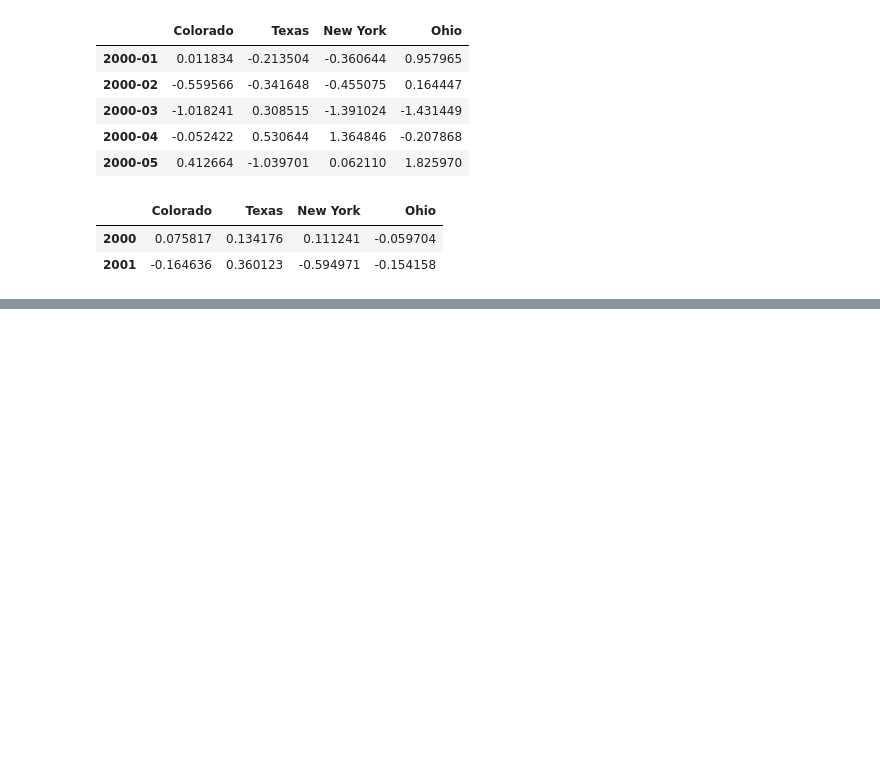
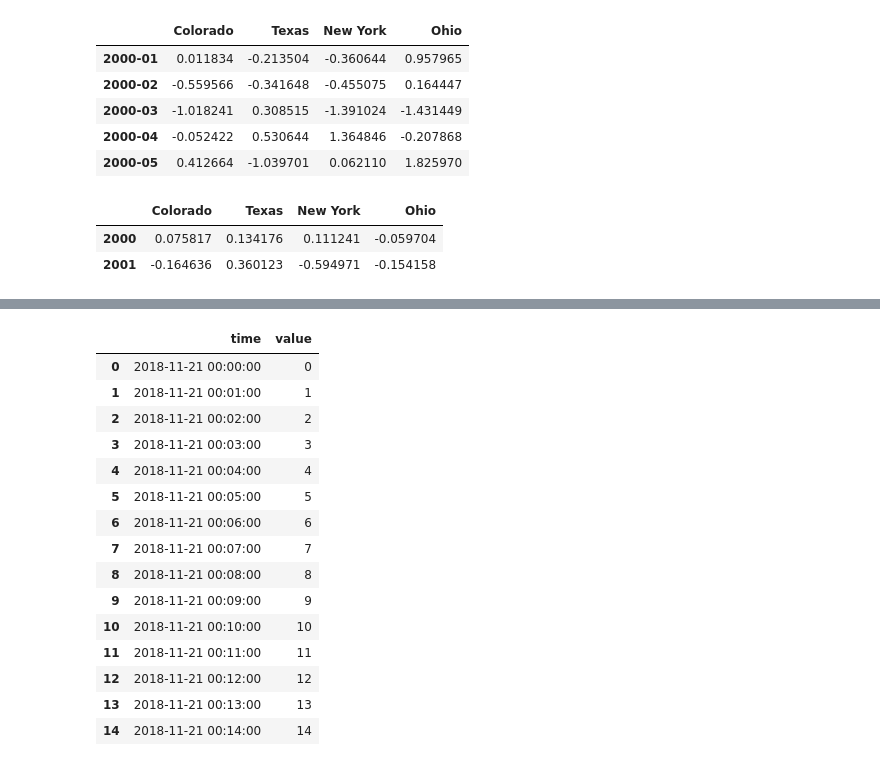
Before and after one commit to SmallHongLiu/JupyterNotebookProjectOne, a Jupyter notebook: pandas入门.ipynb, the cells around one changed output, grey strips where cells are left out. Drawn from its saved outputs; the diff is of its cells as text; code cells hidden in the pictures; blank space fills up the shorter version.

```diff
--- a/pandas入门.ipynb
+++ b/pandas入门.ipynb
@@ -4641,0 +5112,23 @@ annual_frame
+# %%
+N = 15
+times = pd.date_range('2018-11-21 00:00', freq='1min', periods=N)
+df = pd.DataFrame({'time': times,
+                  'value': np.arange(N)})
+df
+# %% [output]
+|  | time | value |
+| 0 | 2018-11-21 00:00:00 | 0 |
+| 1 | 2018-11-21 00:01:00 | 1 |
+| 2 | 2018-11-21 00:02:00 | 2 |
+| 3 | 2018-11-21 00:03:00 | 3 |
+| 4 | 2018-11-21 00:04:00 | 4 |
+| 5 | 2018-11-21 00:05:00 | 5 |
+| 6 | 2018-11-21 00:06:00 | 6 |
+| 7 | 2018-11-21 00:07:00 | 7 |
+| 8 | 2018-11-21 00:08:00 | 8 |
+| 9 | 2018-11-21 00:09:00 | 9 |
+| 10 | 2018-11-21 00:10:00 | 10 |
+| 11 | 2018-11-21 00:11:00 | 11 |
+| 12 | 2018-11-21 00:12:00 | 12 |
+| 13 | 2018-11-21 00:13:00 | 13 |
+| 14 | 2018-11-21 00:14:00 | 14 |
```
Also changed, not shown: parts of 50 cells of this notebook.
